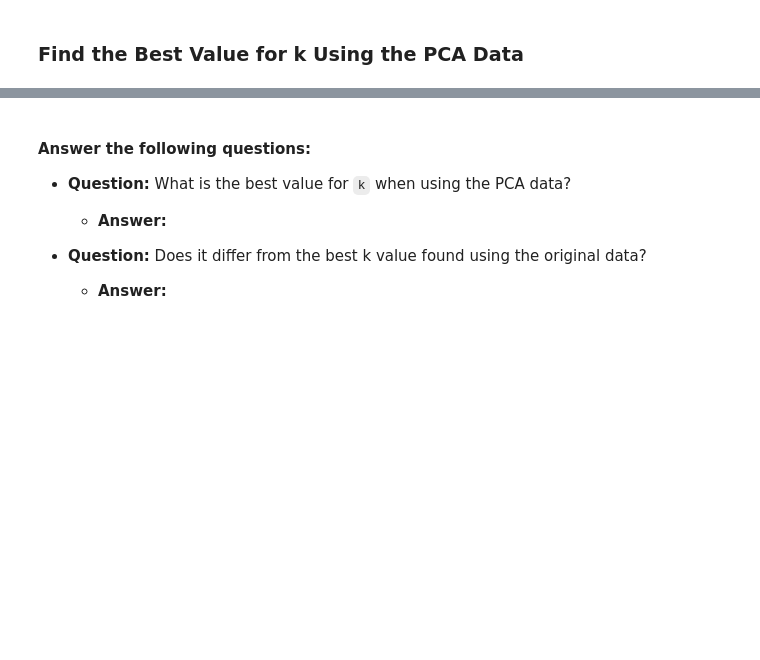
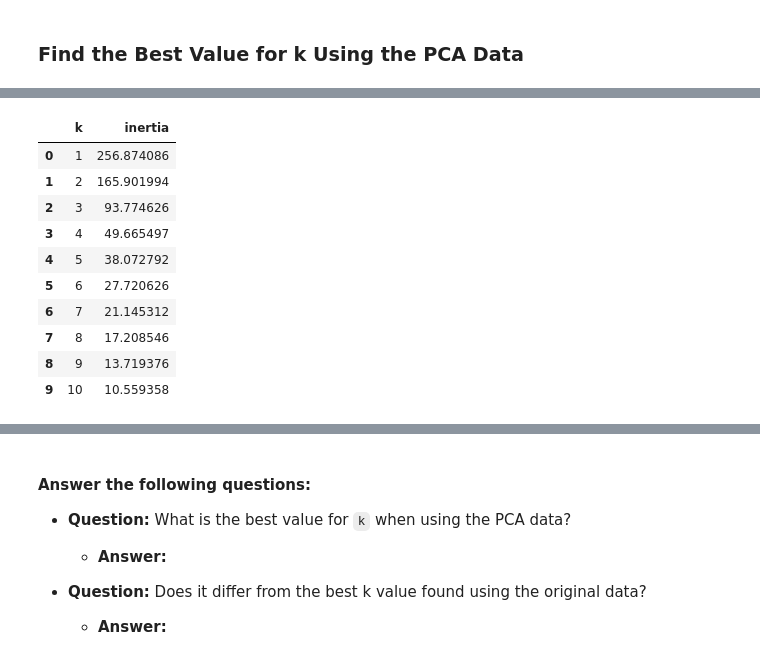
Before and after one commit to imennajar/CryptoClustering, a Jupyter notebook: Crypto_Clustering.ipynb, the cells around one changed output, grey strips where cells are left out. Cells and saved outputs as stored; diff of their text form; code cells hidden in the pictures; blank space fills up the shorter version.

```diff
--- a/Crypto_Clustering.ipynb
+++ b/Crypto_Clustering.ipynb
@@ -216,10 +348,8 @@ df_market_data_predict.hvplot.scatter(
 pca = PCA(n_components=3)
 # %%
 # Use the PCA model with `fit_transform` to reduce to
-# three principal components.
-market_data_pca =pd.DataFrame( pca.fit_transform(df_market_data_scaled))
-# View the first five rows of the DataFrame.
-market_data_pca.head(5)
+# three principal components and Then review the first five rows of the DataFrame
+pd.DataFrame( pca.fit_transform(df_market_data_scaled)).head(5)
 # %% [output]
 |  | 0 | 1 | 2 |
 | 0 | -0.600667 | 0.842760 | 0.461595 |
@@ -242,13 +372,14 @@ array([0.3719856 , 0.34700813, 0.17603793])
 # %%
 # Create a new DataFrame with the PCA data.
 df_market_data_pca = pd.DataFrame(market_data_pca)
-# Creating a DataFrame with the PCA data
-df_market_data_pca.columns = ["PCA1", "PCA2", "PCA3"]
+
 
 # Copy the crypto names from the original data
 df_market_data_pca['coin_id'] = df_market_data.index
+
 # Set the coinid column as index
 df_market_data_pca = df_market_data_pca.set_index("coin_id")
+
 # Display sample data
 df_market_data_pca.head(5)
 # %% [output]
@@ -265,4 +396,7 @@ df_market_data_pca.head(5)
 ### Find the Best Value for k Using the PCA Data
 # %%
 # Create a list with the number of k-values from 1 to 11
-k1= list(range(1, 11))
+k_values_pca_data = list(range(1, 11))
+
+# compute inertia values
+inertia_values_pca_data = compute_inertia_values(k_values_pca_data, df_market_data_pca)
@@ -309,0 +403,18 @@ df_elbow1.hvplot.line(
+# %%
+# Create a DataFrame for plotting the Elbow curve using the PCA data
+df_elbow_pca_data=elbow(k_values_pca_data, inertia_values_pca_data)
+
+# Display the DataFrame
+df_elbow_pca_data
+# %% [output]
+|  | k | inertia |
+| 0 | 1 | 256.874086 |
+| 1 | 2 | 165.901994 |
+| 2 | 3 | 93.774626 |
+| 3 | 4 | 49.665497 |
+| 4 | 5 | 38.072792 |
+| 5 | 6 | 27.720626 |
+| 6 | 7 | 21.145312 |
+| 7 | 8 | 17.208546 |
+| 8 | 9 | 13.719376 |
+| 9 | 10 | 10.559358 |
```
Also changed, not shown: parts of 46 cells of this notebook.
